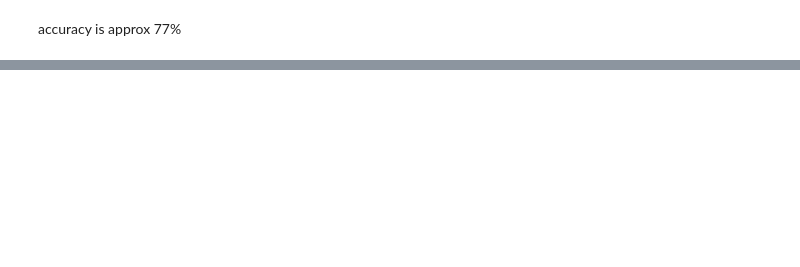
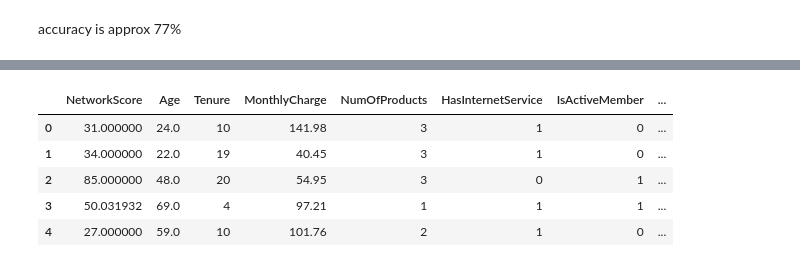
Before and after one commit to bitz-chauhan/telecom-churn-model-prediction, a Jupyter notebook: telecom-churn-case-study.ipynb, the cells around one changed output, grey strips where cells are left out. Drawn from its saved outputs; the diff is of its cells as text; code cells hidden in the pictures; blank space fills up the shorter version.

```diff
--- a/telecom-churn-case-study.ipynb
+++ b/telecom-churn-case-study.ipynb
@@ -359,0 +461,11 @@ accuracy is approx 77%
+# %%
+tel_df = pd.concat([tel_df,pd.get_dummies(tel_df[['Region', 'Gender']], drop_first=True).astype(int)], axis=1)
+tel_df.drop(['Region', 'Gender'],axis=1, inplace=True)
+tel_df.head()
+# %% [output]
+|  | NetworkScore | Age | Tenure | MonthlyCharge | NumOfProducts | HasInternetService | IsActiveMember | ... |
+| 0 | 31.000000 | 24.0 | 10 | 141.98 | 3 | 1 | 0 | ... |
+| 1 | 34.000000 | 22.0 | 19 | 40.45 | 3 | 1 | 0 | ... |
+| 2 | 85.000000 | 48.0 | 20 | 54.95 | 3 | 0 | 1 | ... |
+| 3 | 50.031932 | 69.0 | 4 | 97.21 | 1 | 1 | 1 | ... |
+| 4 | 27.000000 | 59.0 | 10 | 101.76 | 2 | 1 | 0 | ... |
```
Also changed, not shown: parts of 55 cells of this notebook.
